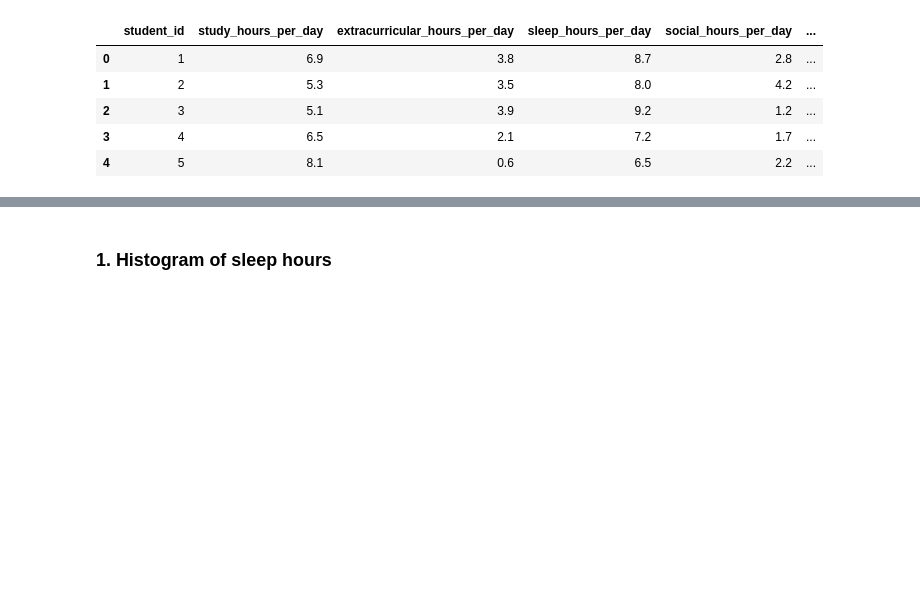
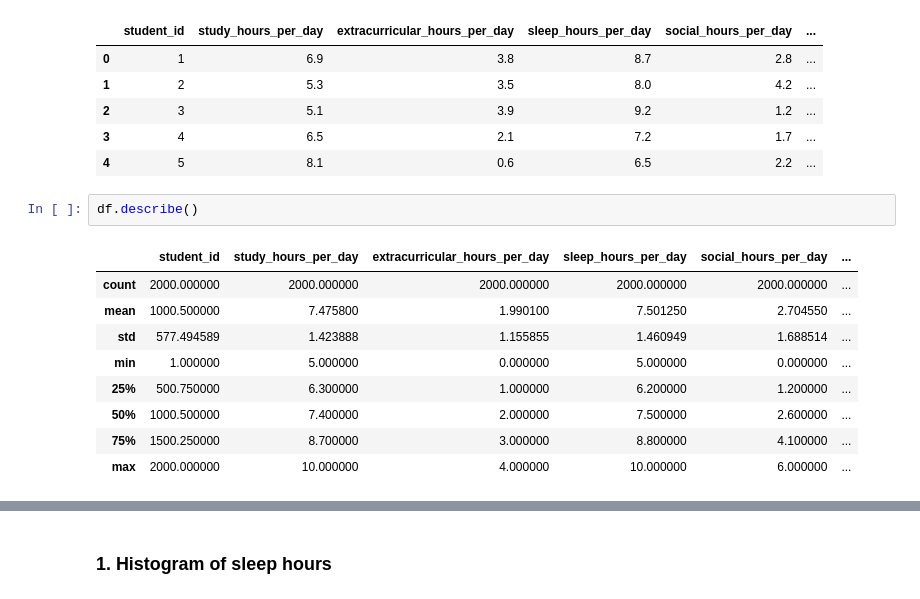
Before and after one commit to datpetr/students_habits_gpa, a Jupyter notebook: graphs.ipynb, the cells around one changed output, grey strips where cells are left out. Saved outputs shown, nothing was run; the diff lists cells and outputs as text; blank space fills up the shorter version.

```diff
--- a/graphs.ipynb
+++ b/graphs.ipynb
@@ -16,3 +16,15 @@ df.head()
 | 2 | 3 | 5.1 | 3.9 | 9.2 | 1.2 | ... |
 | 3 | 4 | 6.5 | 2.1 | 7.2 | 1.7 | ... |
 | 4 | 5 | 8.1 | 0.6 | 6.5 | 2.2 | ... |
+# %%
+df.describe()
+# %% [output]
+|  | student_id | study_hours_per_day | extracurricular_hours_per_day | sleep_hours_per_day | social_hours_per_day | ... |
+| count | 2000.000000 | 2000.000000 | 2000.000000 | 2000.000000 | 2000.000000 | ... |
+| mean | 1000.500000 | 7.475800 | 1.990100 | 7.501250 | 2.704550 | ... |
+| std | 577.494589 | 1.423888 | 1.155855 | 1.460949 | 1.688514 | ... |
+| min | 1.000000 | 5.000000 | 0.000000 | 5.000000 | 0.000000 | ... |
+| 25% | 500.750000 | 6.300000 | 1.000000 | 6.200000 | 1.200000 | ... |
+| 50% | 1000.500000 | 7.400000 | 2.000000 | 7.500000 | 2.600000 | ... |
+| 75% | 1500.250000 | 8.700000 | 3.000000 | 8.800000 | 4.100000 | ... |
+| max | 2000.000000 | 10.000000 | 4.000000 | 10.000000 | 6.000000 | ... |
```
Also changed, not shown: parts of 9 cells of this notebook.
